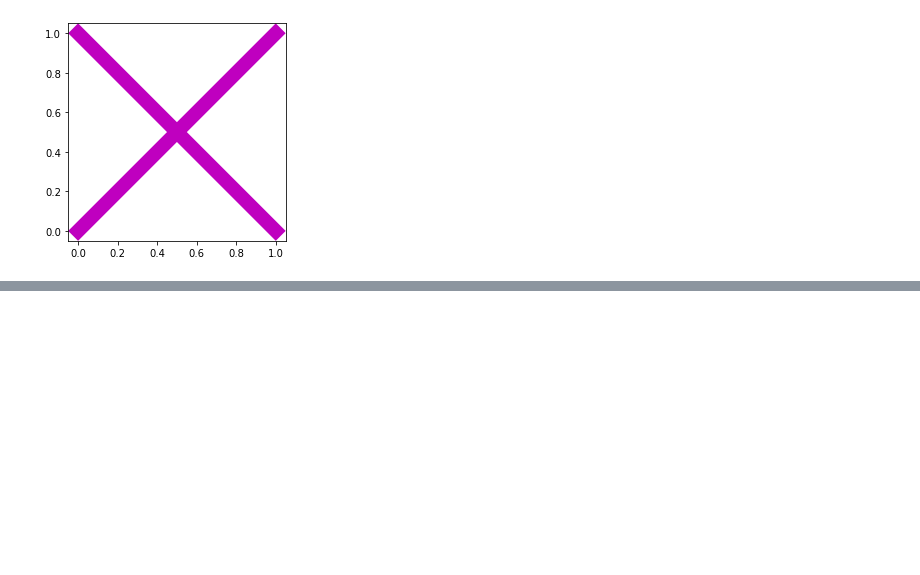
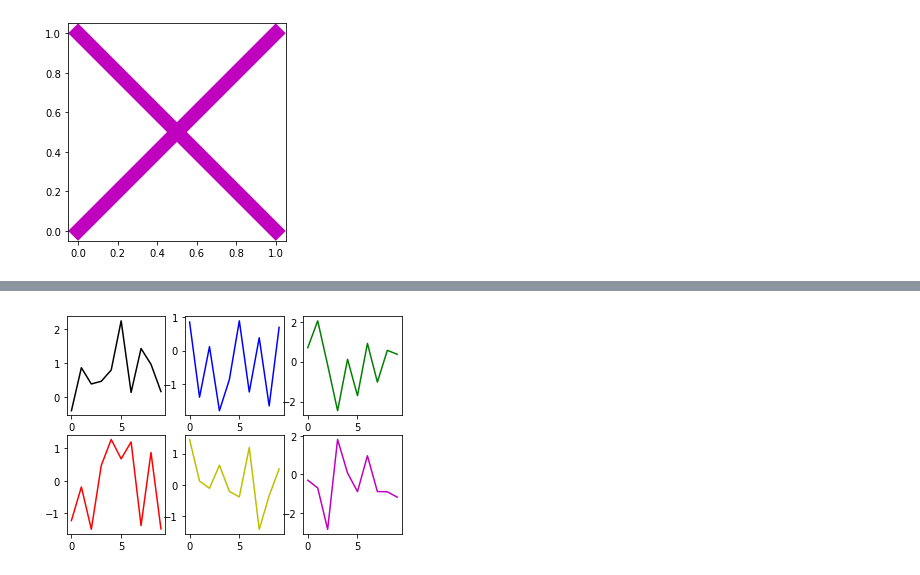
Before and after one commit to kavinda-ravishan/A_deep_understanding_of_deep_learning, a Jupyter notebook: 04 Python intro_ Text and plots/app.ipynb, the cells around one changed output, grey strips where cells are left out. Drawn from its saved outputs; the diff is of its cells as text; code cells hidden in the pictures; blank space fills up the shorter version.

```diff
--- a/04 Python intro_ Text and plots/app.ipynb
+++ b/04 Python intro_ Text and plots/app.ipynb
@@ -147,0 +165,22 @@ plt.show()
+# %%
+plt.subplot(2, 3, 1)
+plt.plot(np.random.randn(10), 'k')
+
+plt.subplot(2, 3, 2)
+plt.plot(np.random.randn(10), 'b')
+
+plt.subplot(2, 3, 3)
+plt.plot(np.random.randn(10), 'g')
+
+plt.subplot(2, 3, 4)
+plt.plot(np.random.randn(10), 'r')
+
+plt.subplot(2, 3, 5)
+plt.plot(np.random.randn(10), 'y')
+
+plt.subplot(2, 3, 6)
+plt.plot(np.random.randn(10), 'm')
+
+plt.show()
+# %% [output]
+[figure, added]
```
Also changed, not shown: parts of 13 cells of this notebook.
